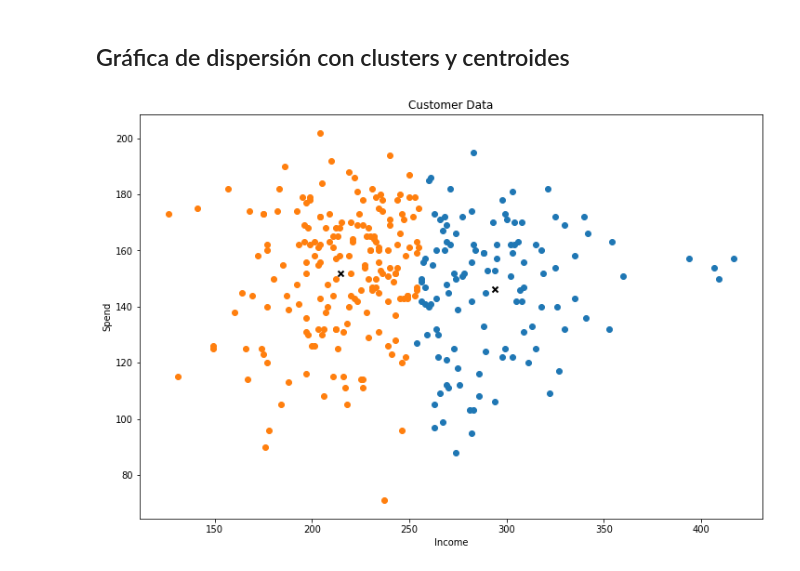
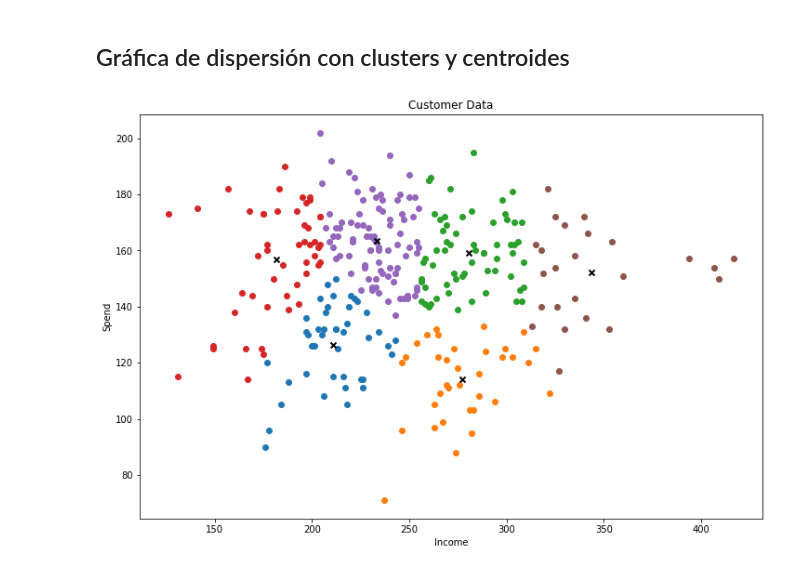
Before and after one commit to CristoferNava/Machine-Learning, a Jupyter notebook: notebooks/lsia/K-Means_LSIA.ipynb, the cells around one changed output. Drawn from its saved outputs; the diff is of its cells as text; code cells hidden in the pictures.

```diff
--- a/notebooks/lsia/K-Means_LSIA.ipynb
+++ b/notebooks/lsia/K-Means_LSIA.ipynb
@@ -166,7 +166,7 @@ plt.show()
 # %% [markdown]
 ## Gráfica de dispersión con clusters y centroides
 # %%
-k = KMeans(K=2, plot_it=True)
+k = KMeans(K=6, plot_it=True)
 result = k.predict(dataset)
 # %% [output]
-[figure, old version]
+[figure, new version]
```
Also changed, not shown: parts of 4 cells of this notebook.
